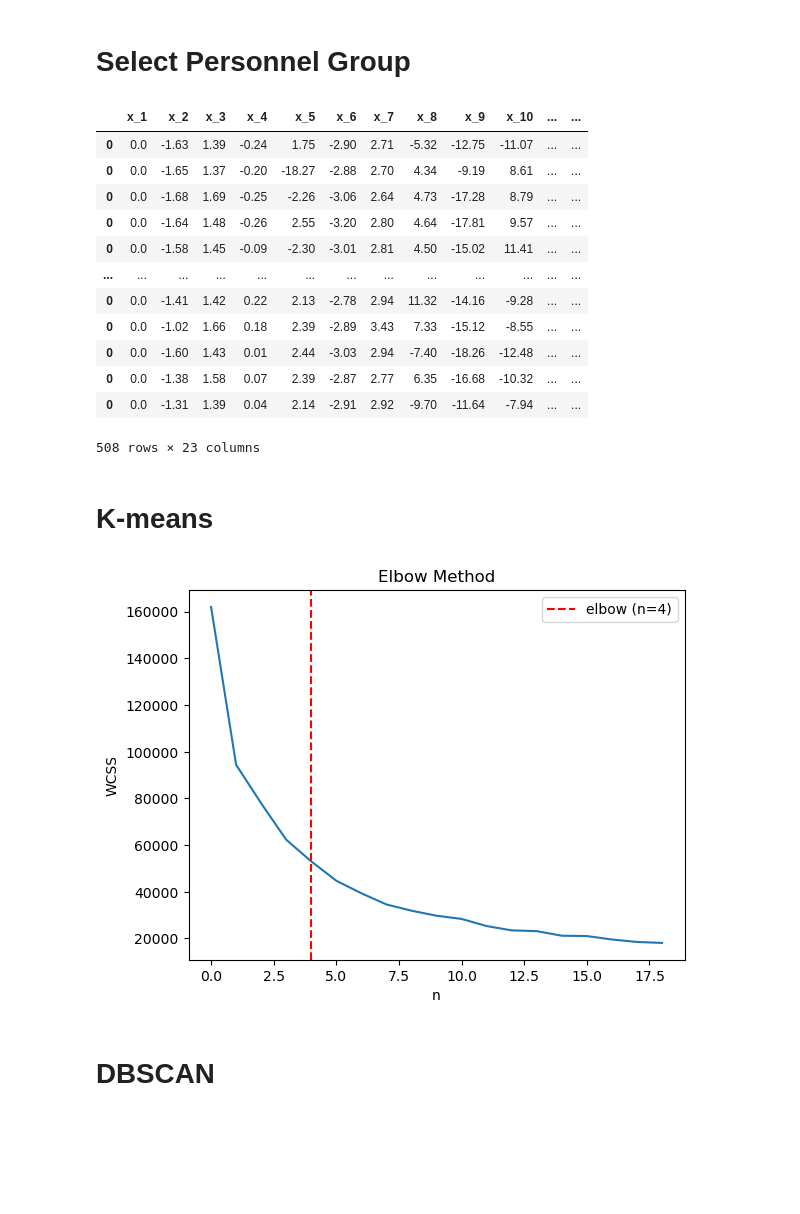
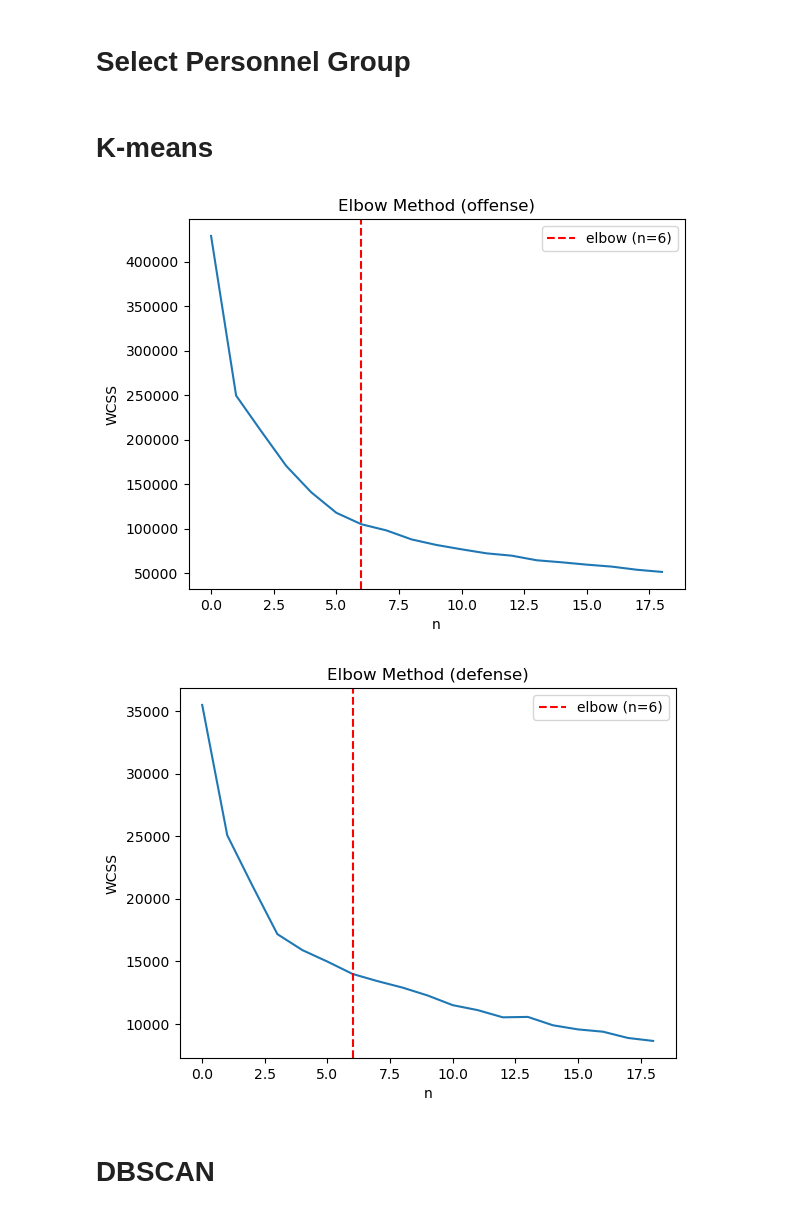
Before and after one commit to mbcalli/cfb, a Jupyter notebook: formations/formations.ipynb, the cells around one changed output. Saved outputs shown, nothing was run; the diff lists cells and outputs as text; code cells hidden in the pictures; blank space fills up the shorter version.

```diff
--- a/formations/formations.ipynb
+++ b/formations/formations.ipynb
@@ -151,45 +69,15 @@ Text(0.5, 1.0, 'All offense formations')
 # %% [markdown]
 # Select Personnel Group
-# %%
-specific_personnel_tracking = rel_tracking.query('personnel == @top_personnel_package')
-specific_personnel_tracking
-# %% [output]
-|  | x_1 | x_2 | x_3 | x_4 | x_5 | x_6 | x_7 | x_8 | x_9 | x_10 | ... | ... |
-| 0 | 0.0 | -1.63 | 1.39 | -0.24 | 1.75 | -2.90 | 2.71 | -5.32 | -12.75 | -11.07 | ... | ... |
-| 0 | 0.0 | -1.65 | 1.37 | -0.20 | -18.27 | -2.88 | 2.70 | 4.34 | -9.19 | 8.61 | ... | ... |
-| 0 | 0.0 | -1.68 | 1.69 | -0.25 | -2.26 | -3.06 | 2.64 | 4.73 | -17.28 | 8.79 | ... | ... |
-| 0 | 0.0 | -1.64 | 1.48 | -0.26 | 2.55 | -3.20 | 2.80 | 4.64 | -17.81 | 9.57 | ... | ... |
-| 0 | 0.0 | -1.58 | 1.45 | -0.09 | -2.30 | -3.01 | 2.81 | 4.50 | -15.02 | 11.41 | ... | ... |
-| ... | ... | ... | ... | ... | ... | ... | ... | ... | ... | ... | ... | ... |
-| 0 | 0.0 | -1.41 | 1.42 | 0.22 | 2.13 | -2.78 | 2.94 | 11.32 | -14.16 | -9.28 | ... | ... |
-| 0 | 0.0 | -1.02 | 1.66 | 0.18 | 2.39 | -2.89 | 3.43 | 7.33 | -15.12 | -8.55 | ... | ... |
-| 0 | 0.0 | -1.60 | 1.43 | 0.01 | 2.44 | -3.03 | 2.94 | -7.40 | -18.26 | -12.48 | ... | ... |
-| 0 | 0.0 | -1.38 | 1.58 | 0.07 | 2.39 | -2.87 | 2.77 | 6.35 | -16.68 | -10.32 | ... | ... |
-| 0 | 0.0 | -1.31 | 1.39 | 0.04 | 2.14 | -2.91 | 2.92 | -9.70 | -11.64 | -7.94 | ... | ... |
-508 rows × 23 columns
+# %%
+offense_specific_personnel_tracking = offense_rel_tracking.query('personnel == @top_offense_personnel_package')
+defense_specific_personnel_tracking = defense_rel_tracking.query('personnel == @top_defense_personnel_package')
 # %% [markdown]
 # K-means
-# %%
-wcss = []
-
-for n in range(1, 20):
-    km = KMeans(n_clusters=n, n_init=10, max_iter=300)
-    km.fit(specific_personnel_tracking.drop('personnel', axis=1))
-    wcss.append(km.inertia_)
-
-plt.plot(wcss)
-plt.axvline(4, color='r',linestyle='--', label='elbow (n=4)')
-plt.xlabel('n')
-plt.ylabel('WCSS')
-plt.title('Elbow Method')
-plt.legend()
-plt.show()
-
-km = KMeans(n_clusters=4, n_init=3, max_iter=300)
-km.fit(specific_personnel_tracking.drop('personnel', axis=1))
-
-predictions = km.predict(specific_personnel_tracking.drop('personnel', axis=1))
-# %% [output]
-[figure, removed]
+# %%
+km_offense, predictions_offense = train_k_means(offense_specific_personnel_tracking, Side.OFFENSE)
+km_defense, predictions_defense = train_k_means(defense_specific_personnel_tracking, Side.DEFENSE)
+# %% [output]
+[figure, added]
+[figure, added]
 # %% [markdown]
 # DBSCAN
```
Also changed, not shown: parts of 14 cells of this notebook, 8 other files.
